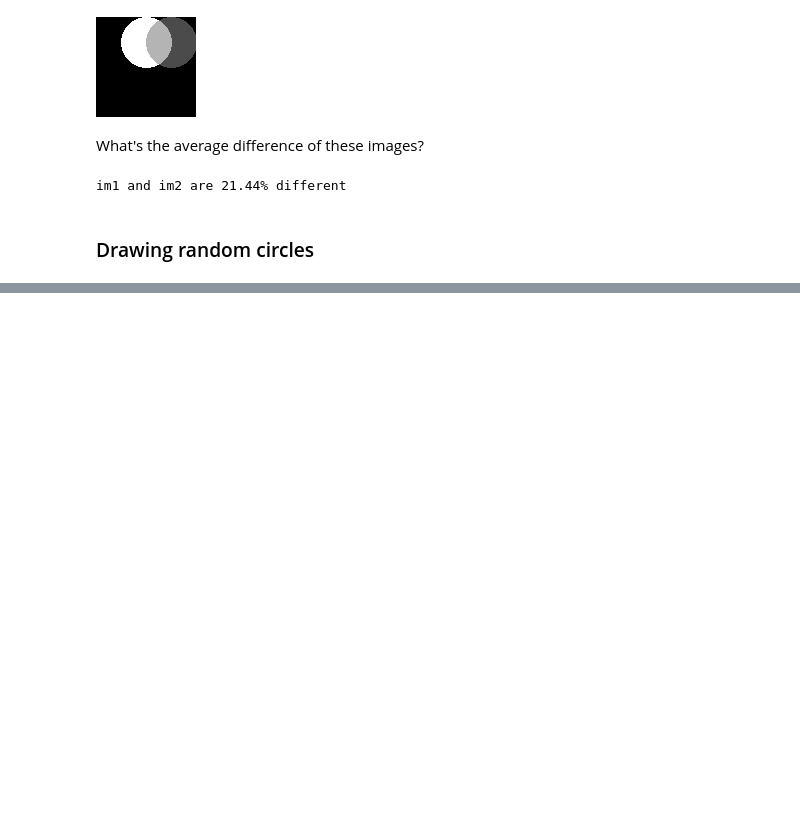
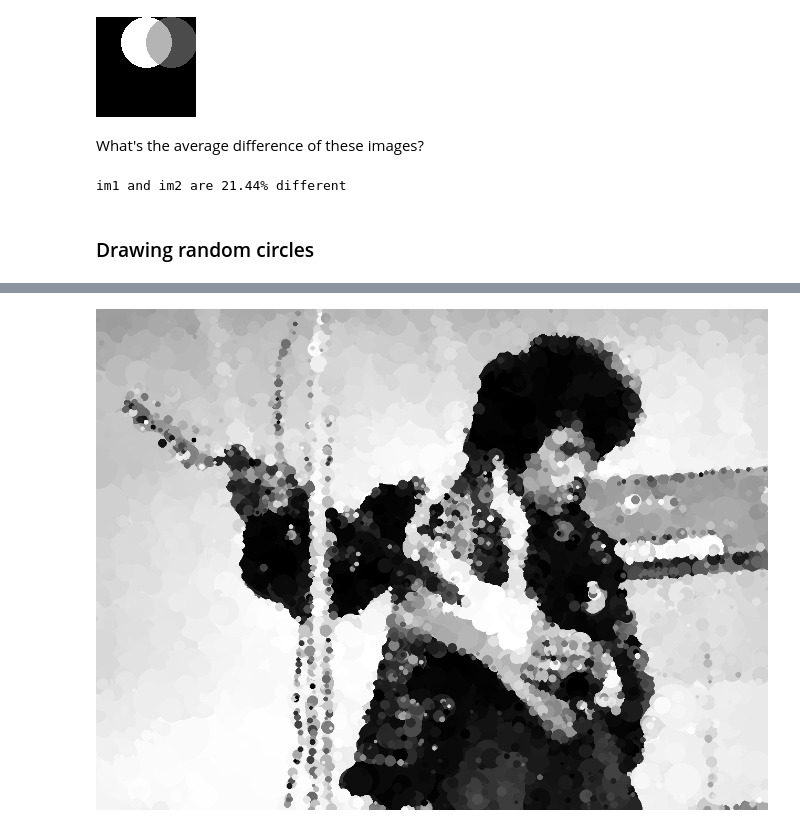
Before and after one commit to alex-b1729/hill-climbing-art, a Jupyter notebook: hill_climbing_notes.ipynb, the cells around one changed output, grey strips where cells are left out. Cells and saved outputs as stored; diff of their text form; code cells hidden in the pictures; blank space fills up the shorter version.

```diff
--- a/hill_climbing_notes.ipynb
+++ b/hill_climbing_notes.ipynb
@@ -278,0 +311,6 @@ plt.show()
+# %%
+if SAVE_FIGS:
+    im_generated.save('images/jimi_on_guitar.jpg')
+im_generated
+# %% [output]
+[figure, added]
```
Also changed, not shown: parts of 22 cells of this notebook, 9 other files.
